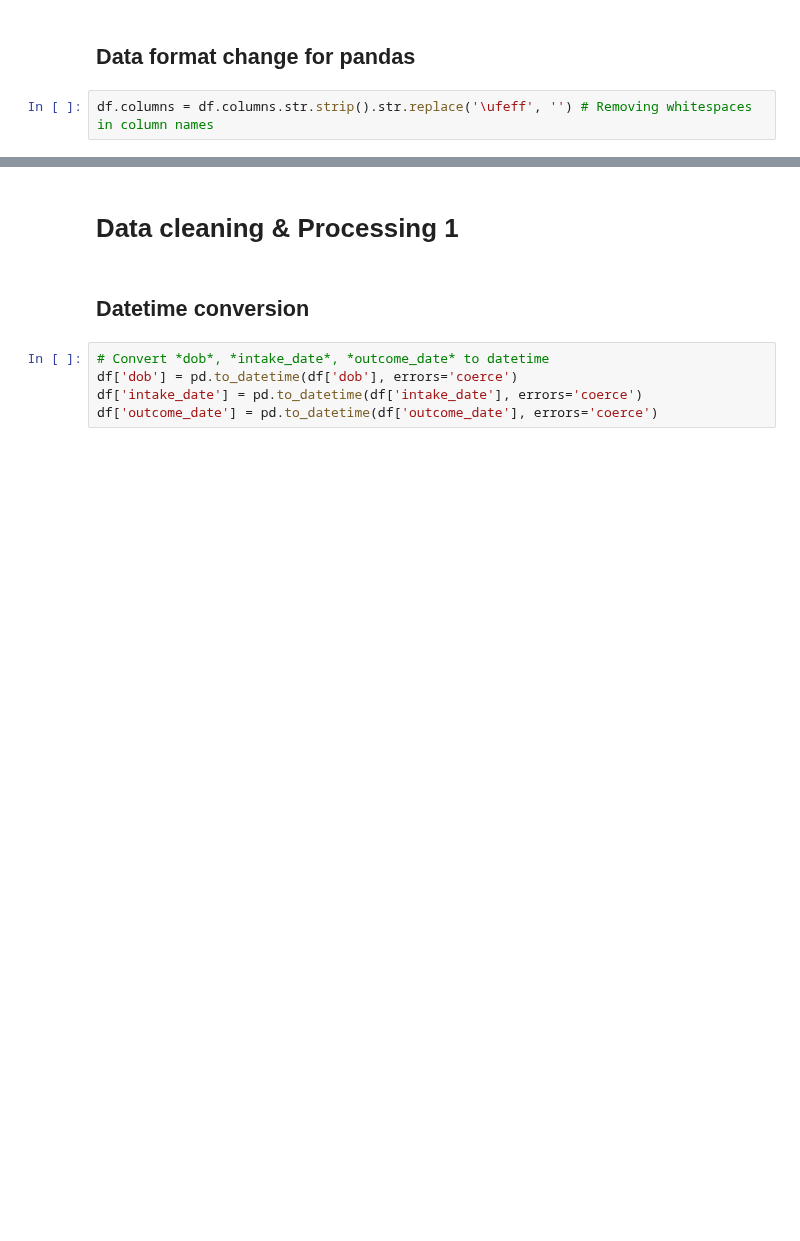
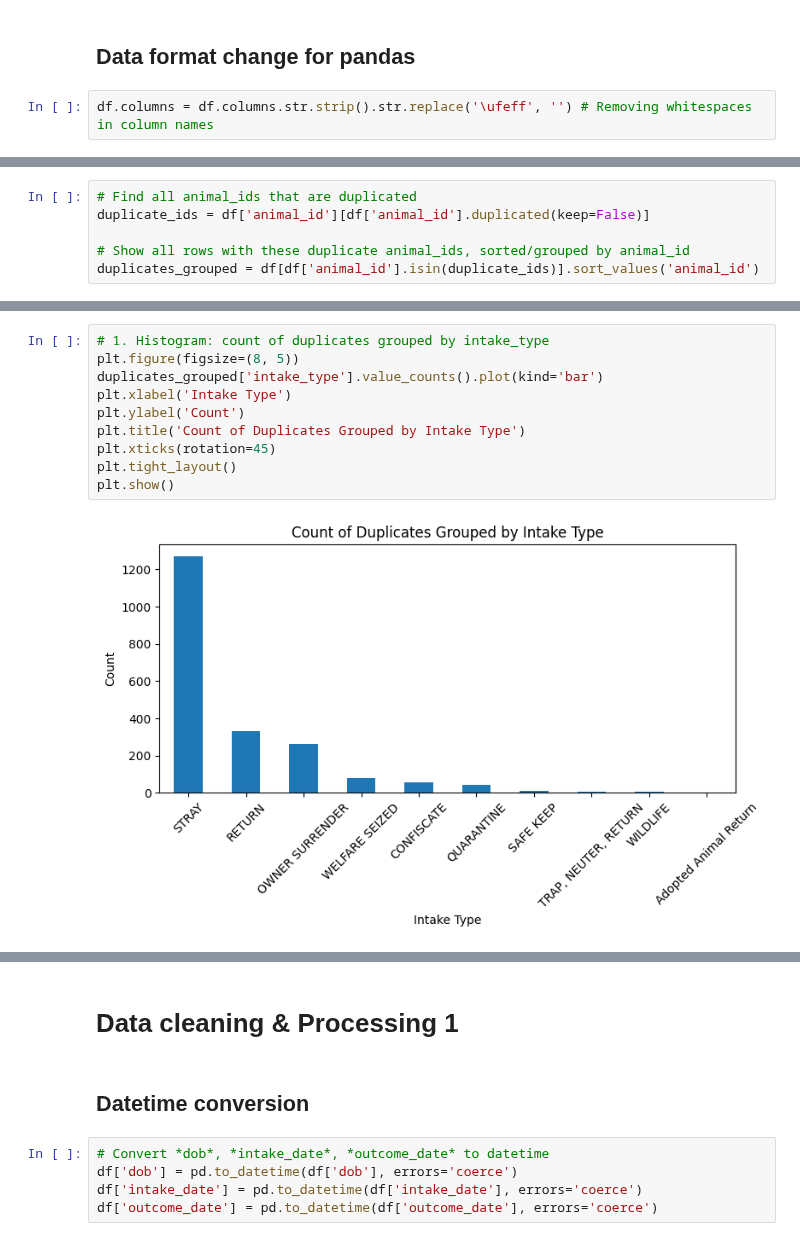
Before and after one commit to atharvavyas1/Lee-paw-faith, a Jupyter notebook: Notebooks/Long Beach EDA.ipynb, the cells around one changed output, grey strips where cells are left out. Cells and saved outputs as stored; diff of their text form; blank space fills up the shorter version.

Commit message:
Dealing with duplicates

```diff
--- a/Notebooks/Long Beach EDA.ipynb
+++ b/Notebooks/Long Beach EDA.ipynb
@@ -235,0 +255,6 @@ df.columns = df.columns.str.strip().str.replace('\ufeff', '') # Removing whitesp
+# %%
+# Find all animal_ids that are duplicated
+duplicate_ids = df['animal_id'][df['animal_id'].duplicated(keep=False)]
+
+# Show all rows with these duplicate animal_ids, sorted/grouped by animal_id
+duplicates_grouped = df[df['animal_id'].isin(duplicate_ids)].sort_values('animal_id')
@@ -235,0 +270,12 @@ df.columns = df.columns.str.strip().str.replace('\ufeff', '') # Removing whitesp
+# %%
+# 1. Histogram: count of duplicates grouped by intake_type
+plt.figure(figsize=(8, 5))
+duplicates_grouped['intake_type'].value_counts().plot(kind='bar')
+plt.xlabel('Intake Type')
+plt.ylabel('Count')
+plt.title('Count of Duplicates Grouped by Intake Type')
+plt.xticks(rotation=45)
+plt.tight_layout()
+plt.show()
+# %% [output]
+[figure, added]
```
Also changed, not shown: parts of 22 cells of this notebook.
